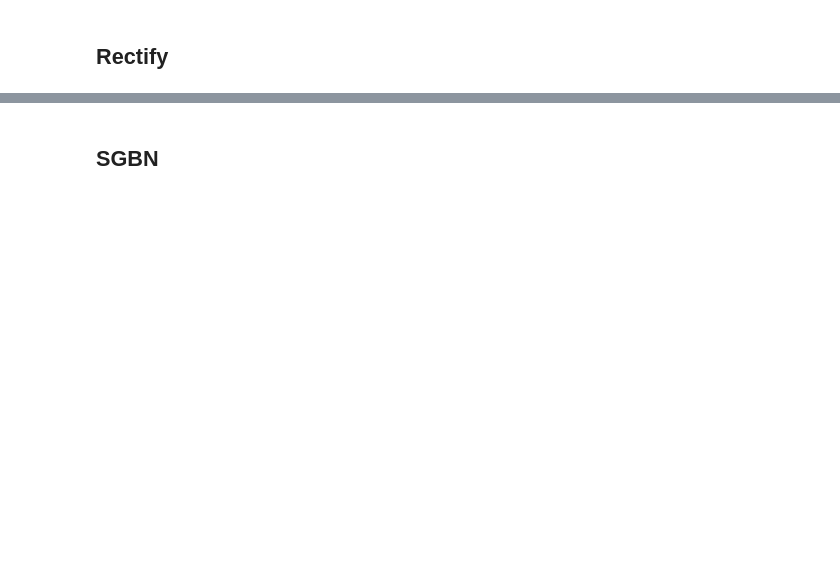
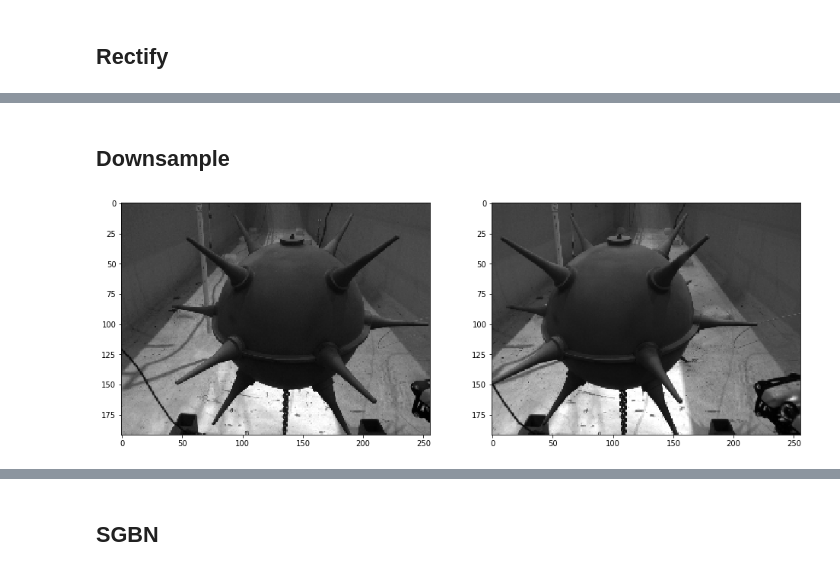
Before and after one commit to amarburg/stereo_disparity_mwe, a Jupyter notebook: Stereo Disparity.ipynb, the cells around one changed output, grey strips where cells are left out. Cells and saved outputs as stored; diff of their text form; code cells hidden in the pictures; blank space fills up the shorter version.

```diff
--- a/Stereo Disparity.ipynb
+++ b/Stereo Disparity.ipynb
@@ -123,0 +137,20 @@ array([[-16, -16, -16, ..., -16, -16, -16],
+# %% [markdown]
+## Downsample
+# %%
+scale = 0.125
+newSize = (int(imgLrect.shape[1]*scale), int(imgLrect.shape[0]*scale) )
+#newSize = (256, int(imgLrect.shape[0]*scale) )
+
+
+
+imgLresized = cv2.resize(imgLrect, newSize )
+imgRresized = cv2.resize(imgRrect, newSize )
+
+
+
+fig, axs = plt.subplots(ncols=2, figsize=(16, 8))
+axs[0].imshow(imgLresized, cmap="gray")
+axs[1].imshow(imgRresized, cmap="gray")
+plt.show()
+# %% [output]
+[figure, added]
```
Also changed, not shown: parts of 13 cells of this notebook, 8 other files.
